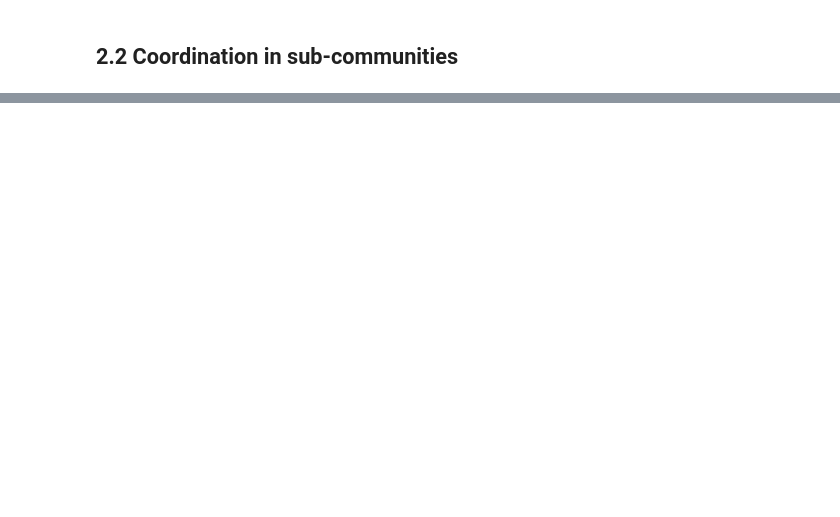
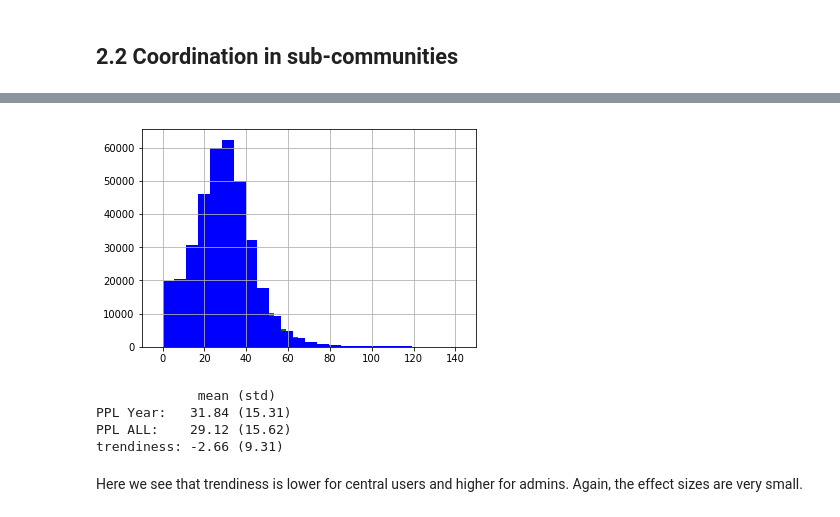
Before and after one commit to winobes/lasn, a Jupyter notebook: Summary.ipynb, the cells around one changed output, grey strips where cells are left out. Cells and saved outputs as stored; diff of their text form; code cells hidden in the pictures; blank space fills up the shorter version.

```diff
--- a/Summary.ipynb
+++ b/Summary.ipynb
@@ -146,0 +264,3 @@ NoneType
+# %%
+assert('ppl_year' in posts and 'ppl_all' in posts)
+df = posts.merge(users, right_on='user', left_on='user')
@@ -146,0 +313,20 @@ NoneType
+# %%
+fig, ax = plt.subplots()
+ax.set_xlim(-10, 150)
+
+posts.ppl_year.hist(ax=ax, bins=100, color='Green')
+posts.ppl_all.hist(ax=ax, bins=100, color='Blue')
+plt.show()
+
+print("             mean (std)")
+print("PPL Year:   {:.2f} ({:0.2f})".format(df.ppl_year.mean(), df.ppl_year.std()))
+print("PPL ALL:    {:.2f} ({:0.2f})".format(df.ppl_all.mean(), df.ppl_all.std()))
+print("trendiness: {:.2f} ({:0.2f})".format((df.ppl_all - df.ppl_year).mean(), (df.ppl_all - df.ppl_year).std()))
+# %% [output]
+[figure, added]
+             mean (std)
+PPL Year:   31.84 (15.31)
+PPL ALL:    29.12 (15.62)
+trendiness: -2.66 (9.31)
+# %% [markdown]
+Here we see that trendiness is lower for central users and higher for admins. Again, the effect sizes are very small.
```
Also changed, not shown: parts of 44 cells of this notebook, 8 other files.
